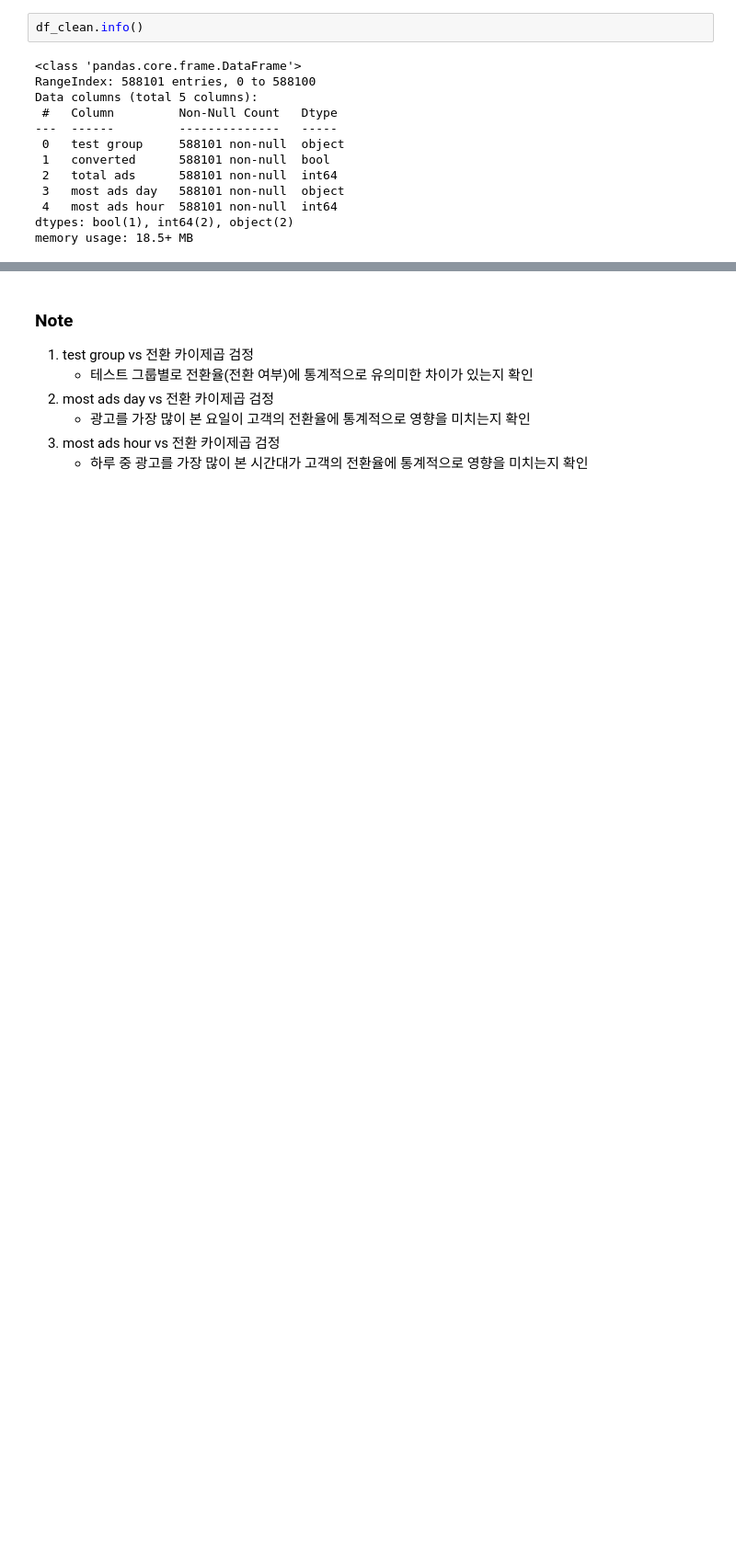
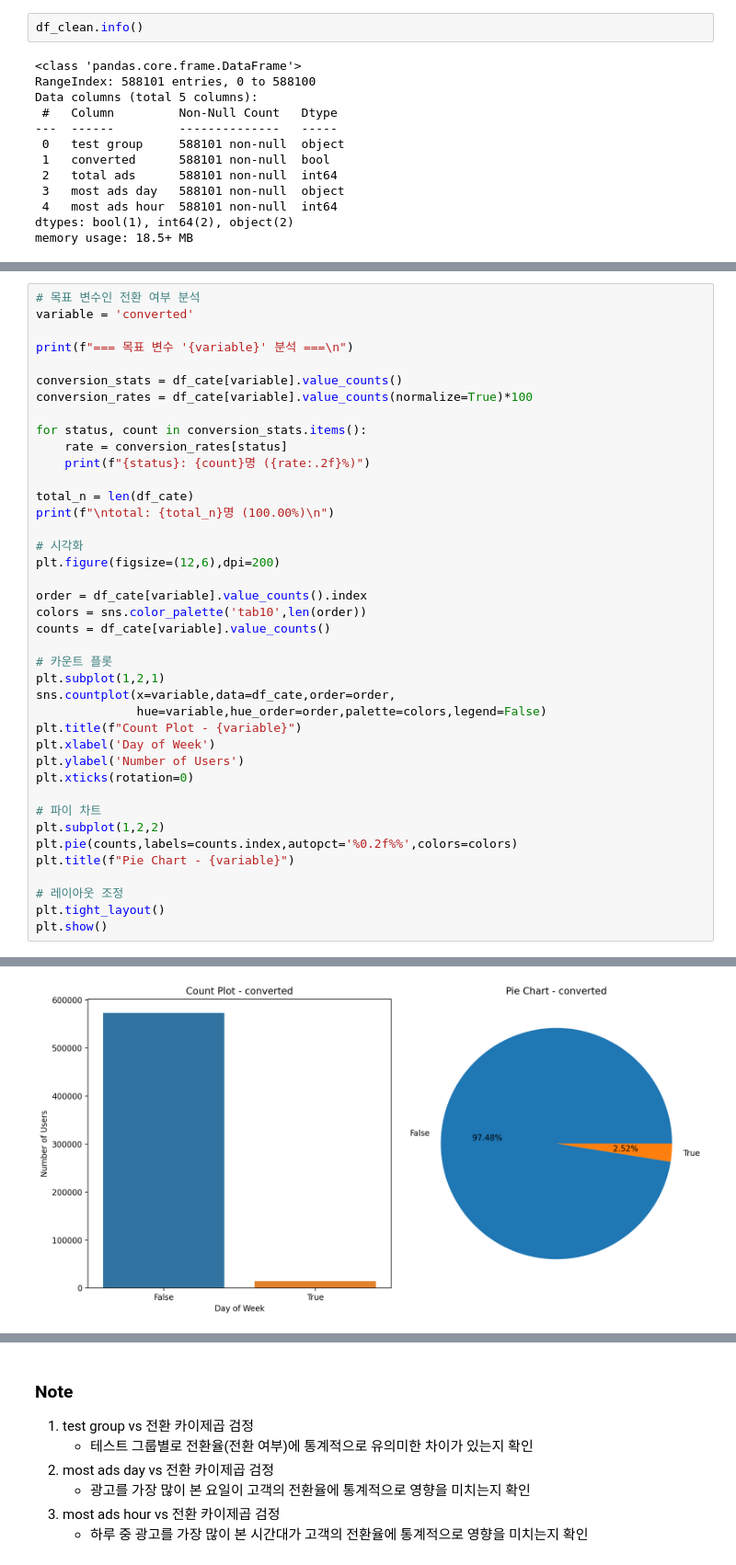
Before and after one commit to wIlloS2tree/portfolio, a Jupyter notebook: marketing-ab-testing-analysis/marketing_ab_testing.ipynb, the cells around one changed output, grey strips where cells are left out. Shown at 92% size. Cells and saved outputs as stored; diff of their text form; blank space fills up the shorter version.

```diff
--- a/marketing-ab-testing-analysis/marketing_ab_testing.ipynb
+++ b/marketing-ab-testing-analysis/marketing_ab_testing.ipynb
@@ -860,0 +172,41 @@ Chi-squared test for most ads day vs converted:
+# %%
+# 목표 변수인 전환 여부 분석
+variable = 'converted'
+
+print(f"=== 목표 변수 '{variable}' 분석 ===\n")
+
+conversion_stats = df_cate[variable].value_counts()
+conversion_rates = df_cate[variable].value_counts(normalize=True)*100
+
+for status, count in conversion_stats.items():
+    rate = conversion_rates[status]
+    print(f"{status}: {count}명 ({rate:.2f}%)")
+
+total_n = len(df_cate)
+print(f"\ntotal: {total_n}명 (100.00%)\n")
+
+# 시각화
+plt.figure(figsize=(12,6),dpi=200)
+
+order = df_cate[variable].value_counts().index
+colors = sns.color_palette('tab10',len(order))
+counts = df_cate[variable].value_counts()
+
+# 카운트 플롯
+plt.subplot(1,2,1)
+sns.countplot(x=variable,data=df_cate,order=order,
+              hue=variable,hue_order=order,palette=colors,legend=False)
+plt.title(f"Count Plot - {variable}")
+plt.xlabel('Day of Week')
+plt.ylabel('Number of Users')
+plt.xticks(rotation=0)
+
+# 파이 차트
+plt.subplot(1,2,2)
+plt.pie(counts,labels=counts.index,autopct='%0.2f%%',colors=colors)
+plt.title(f"Pie Chart - {variable}")
+
+# 레이아웃 조정
+plt.tight_layout()
+plt.show()
+# %% [output]
@@ -860,0 +219 @@ Chi-squared test for most ads day vs converted:
+[figure, added]
```
Also changed, not shown: parts of 78 cells of this notebook, 1 other file.
